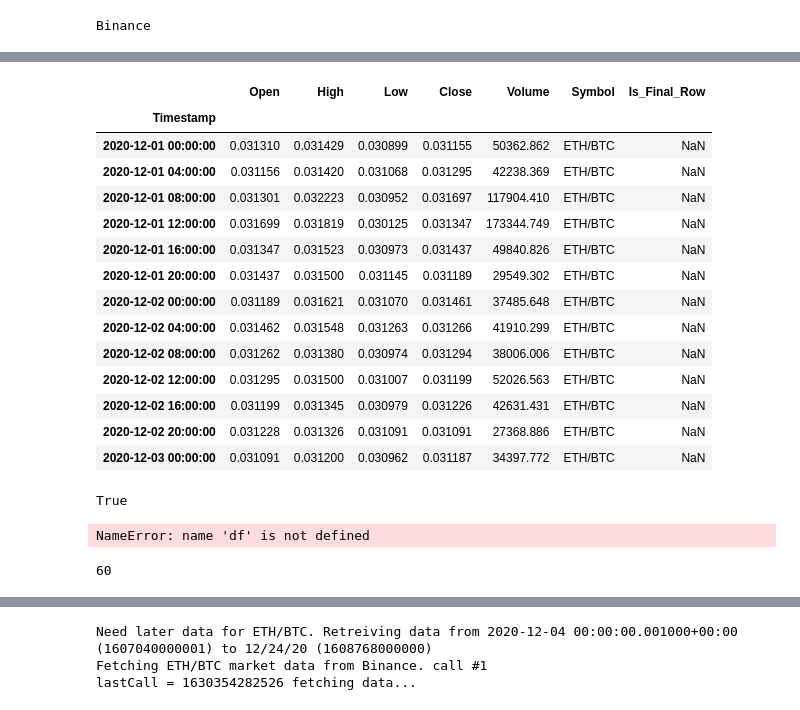
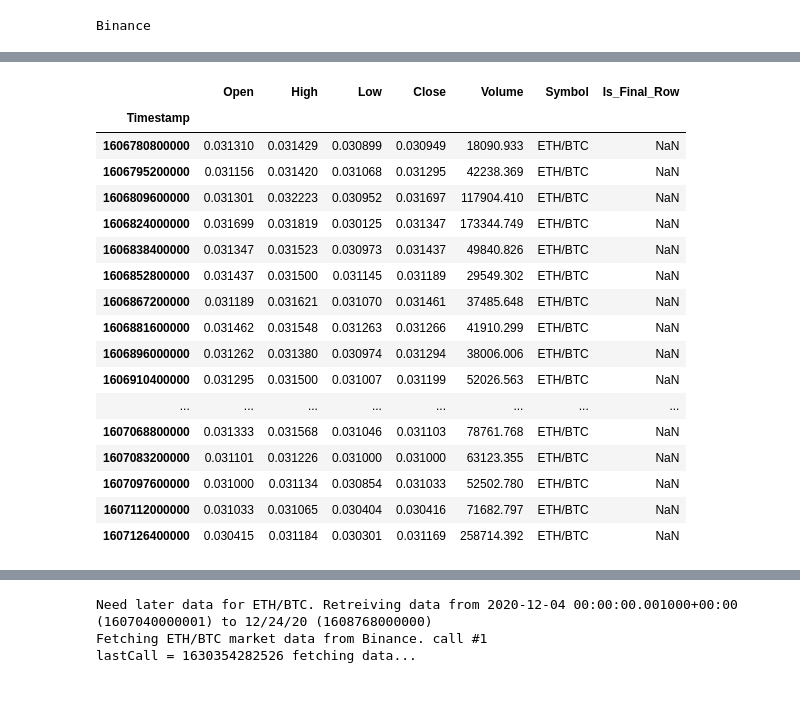
Before and after one commit to avepus/crypto-model, a Jupyter notebook: notebooks/building data retrieval.ipynb, the cells around one changed output, grey strips where cells are left out. Cells and saved outputs as stored; diff of their text form; code cells hidden in the pictures.

Commit message:
Got code working to filter to template but failing a test

```diff
--- a/notebooks/building data retrieval.ipynb
+++ b/notebooks/building data retrieval.ipynb
@@ -74,33 +64,24 @@ lastCall = 1630958804340 fetching data...
-# %%
-csv_df = pd.read_csv(r'C:\Users\Avery\Documents\GitHub\rba_tools_project\rba_tools\test\ETH_BTC_4h_12-1-20_to_12-3-20.csv'
-    ,index_col = 'Timestamp'
-    ,parse_dates = True)
-csv_df
-# %% [output]
-|  | Open | High | Low | Close | Volume | Symbol | Is_Final_Row |
-| Timestamp |  |  |  |  |  |  |  |
-| 2020-12-01 00:00:00 | 0.031310 | 0.031429 | 0.030899 | 0.031155 | 50362.862 | ETH/BTC | NaN |
-| 2020-12-01 04:00:00 | 0.031156 | 0.031420 | 0.031068 | 0.031295 | 42238.369 | ETH/BTC | NaN |
-| 2020-12-01 08:00:00 | 0.031301 | 0.032223 | 0.030952 | 0.031697 | 117904.410 | ETH/BTC | NaN |
-| 2020-12-01 12:00:00 | 0.031699 | 0.031819 | 0.030125 | 0.031347 | 173344.749 | ETH/BTC | NaN |
-| 2020-12-01 16:00:00 | 0.031347 | 0.031523 | 0.030973 | 0.031437 | 49840.826 | ETH/BTC | NaN |
-| 2020-12-01 20:00:00 | 0.031437 | 0.031500 | 0.031145 | 0.031189 | 29549.302 | ETH/BTC | NaN |
-| 2020-12-02 00:00:00 | 0.031189 | 0.031621 | 0.031070 | 0.031461 | 37485.648 | ETH/BTC | NaN |
-| 2020-12-02 04:00:00 | 0.031462 | 0.031548 | 0.031263 | 0.031266 | 41910.299 | ETH/BTC | NaN |
-| 2020-12-02 08:00:00 | 0.031262 | 0.031380 | 0.030974 | 0.031294 | 38006.006 | ETH/BTC | NaN |
-| 2020-12-02 12:00:00 | 0.031295 | 0.031500 | 0.031007 | 0.031199 | 52026.563 | ETH/BTC | NaN |
-| 2020-12-02 16:00:00 | 0.031199 | 0.031345 | 0.030979 | 0.031226 | 42631.431 | ETH/BTC | NaN |
-| 2020-12-02 20:00:00 | 0.031228 | 0.031326 | 0.031091 | 0.031091 | 27368.886 | ETH/BTC | NaN |
-| 2020-12-03 00:00:00 | 0.031091 | 0.031200 | 0.030962 | 0.031187 | 34397.772 | ETH/BTC | NaN |
-# %%
-first.equals(csv_df)
-# %% [output]
-True
-# %%
-max(pd.Series(df.index).diff().dropna())
-# %% [output]
-NameError: name 'df' is not defined
-# %%
-utils.convert_timeframe_to_sec('60s')
-# %% [output]
-60
+# %%
+connection = database.create_connection()
+df = gcd.get_saved_data(['ETH/BTC'], connection, '12/1/20', '12/5/20', timeframe='4h')
+connection.close()
+df
+# %% [output]
+|  | Open | High | Low | Close | Volume | Symbol | Is_Final_Row |
+| Timestamp |  |  |  |  |  |  |  |
+| 1606780800000 | 0.031310 | 0.031429 | 0.030899 | 0.030949 | 18090.933 | ETH/BTC | NaN |
+| 1606795200000 | 0.031156 | 0.031420 | 0.031068 | 0.031295 | 42238.369 | ETH/BTC | NaN |
+| 1606809600000 | 0.031301 | 0.032223 | 0.030952 | 0.031697 | 117904.410 | ETH/BTC | NaN |
+| 1606824000000 | 0.031699 | 0.031819 | 0.030125 | 0.031347 | 173344.749 | ETH/BTC | NaN |
+| 1606838400000 | 0.031347 | 0.031523 | 0.030973 | 0.031437 | 49840.826 | ETH/BTC | NaN |
+| 1606852800000 | 0.031437 | 0.031500 | 0.031145 | 0.031189 | 29549.302 | ETH/BTC | NaN |
+| 1606867200000 | 0.031189 | 0.031621 | 0.031070 | 0.031461 | 37485.648 | ETH/BTC | NaN |
+| 1606881600000 | 0.031462 | 0.031548 | 0.031263 | 0.031266 | 41910.299 | ETH/BTC | NaN |
+| 1606896000000 | 0.031262 | 0.031380 | 0.030974 | 0.031294 | 38006.006 | ETH/BTC | NaN |
+| 1606910400000 | 0.031295 | 0.031500 | 0.031007 | 0.031199 | 52026.563 | ETH/BTC | NaN |
+| ... | ... | ... | ... | ... | ... | ... | ... |
+| 1607068800000 | 0.031333 | 0.031568 | 0.031046 | 0.031103 | 78761.768 | ETH/BTC | NaN |
+| 1607083200000 | 0.031101 | 0.031226 | 0.031000 | 0.031000 | 63123.355 | ETH/BTC | NaN |
+| 1607097600000 | 0.031000 | 0.031134 | 0.030854 | 0.031033 | 52502.780 | ETH/BTC | NaN |
+| 1607112000000 | 0.031033 | 0.031065 | 0.030404 | 0.030416 | 71682.797 | ETH/BTC | NaN |
+| 1607126400000 | 0.030415 | 0.031184 | 0.030301 | 0.031169 | 258714.392 | ETH/BTC | NaN |
```
Also changed, not shown: parts of 7 cells of this notebook, 1 other file.
